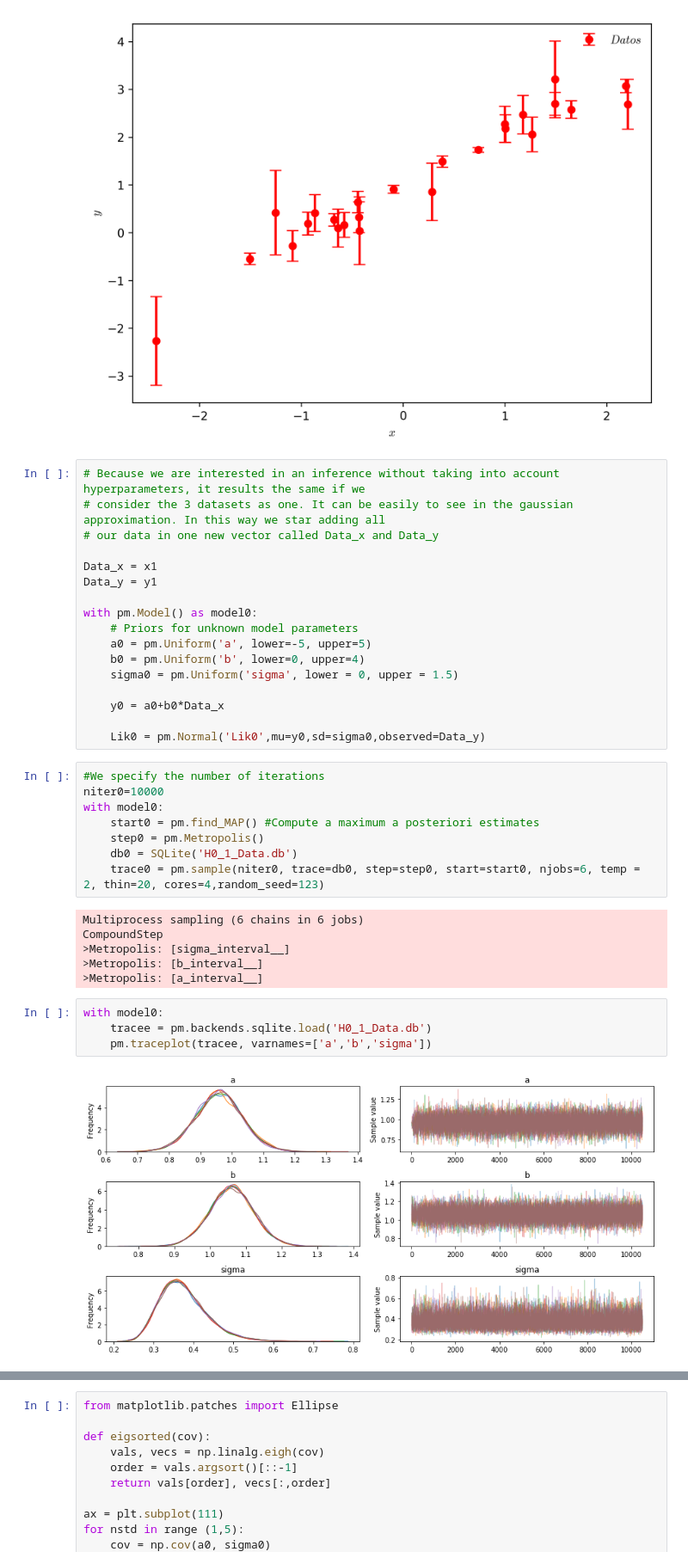
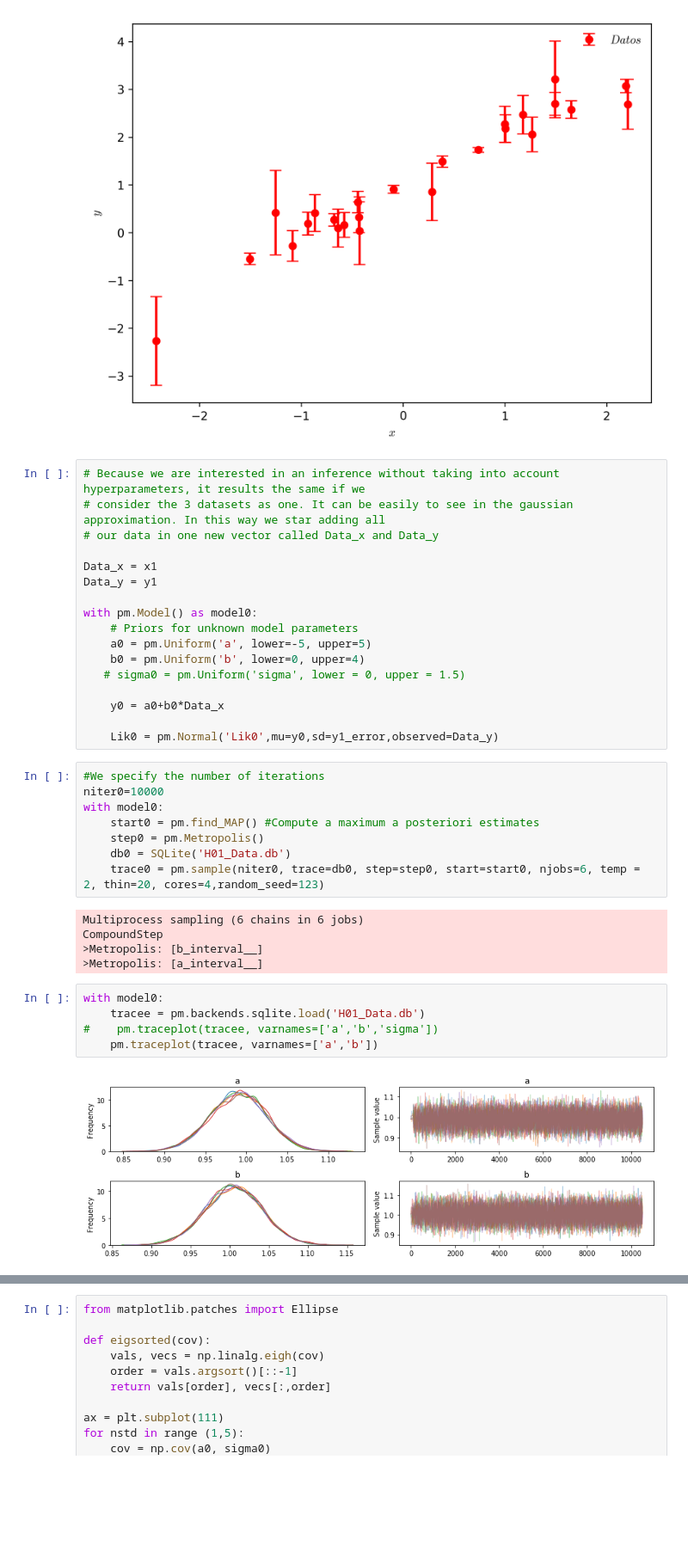
Before and after one commit to LuisPaAl/Statistical-memories, a Jupyter notebook: Untitled.ipynb, the cells around one changed output, grey strips where cells are left out. Shown at 86% size. Saved outputs shown, nothing was run; the diff lists cells and outputs as text; blank space fills up the shorter version.

```diff
--- a/Untitled.ipynb
+++ b/Untitled.ipynb
@@ -69,31 +71,31 @@ with pm.Model() as model0:
     # Priors for unknown model parameters
     a0 = pm.Uniform('a', lower=-5, upper=5)
     b0 = pm.Uniform('b', lower=0, upper=4)
-    sigma0 = pm.Uniform('sigma', lower = 0, upper = 1.5)
+   # sigma0 = pm.Uniform('sigma', lower = 0, upper = 1.5)
 
     y0 = a0+b0*Data_x
 
-    Lik0 = pm.Normal('Lik0',mu=y0,sd=sigma0,observed=Data_y)
+    Lik0 = pm.Normal('Lik0',mu=y0,sd=y1_error,observed=Data_y)
 # %%
 #We specify the number of iterations
 niter0=10000
 with model0:
     start0 = pm.find_MAP() #Compute a maximum a posteriori estimates
     step0 = pm.Metropolis()
-    db0 = SQLite('H0_1_Data.db')
+    db0 = SQLite('H01_Data.db')
     trace0 = pm.sample(niter0, trace=db0, step=step0, start=start0, njobs=6, temp = 2, thin=20, cores=4,random_seed=123)
 # %% [output]
 Multiprocess sampling (6 chains in 6 jobs)
 CompoundStep
->Metropolis: [sigma_interval__]
 >Metropolis: [b_interval__]
 >Metropolis: [a_interval__]
 # %%
 with model0:
-    tracee = pm.backends.sqlite.load('H0_1_Data.db')
-    pm.traceplot(tracee, varnames=['a','b','sigma'])
+    tracee = pm.backends.sqlite.load('H01_Data.db')
+#    pm.traceplot(tracee, varnames=['a','b','sigma'])
+    pm.traceplot(tracee, varnames=['a','b'])
 # %% [output]
-[figure, old version]
+[figure, new version]
 # %%
 t0 = trace0[niter0//2:]
 t0['a'].shape
```
Also changed, not shown: parts of 10 cells of this notebook, 11 other files.
